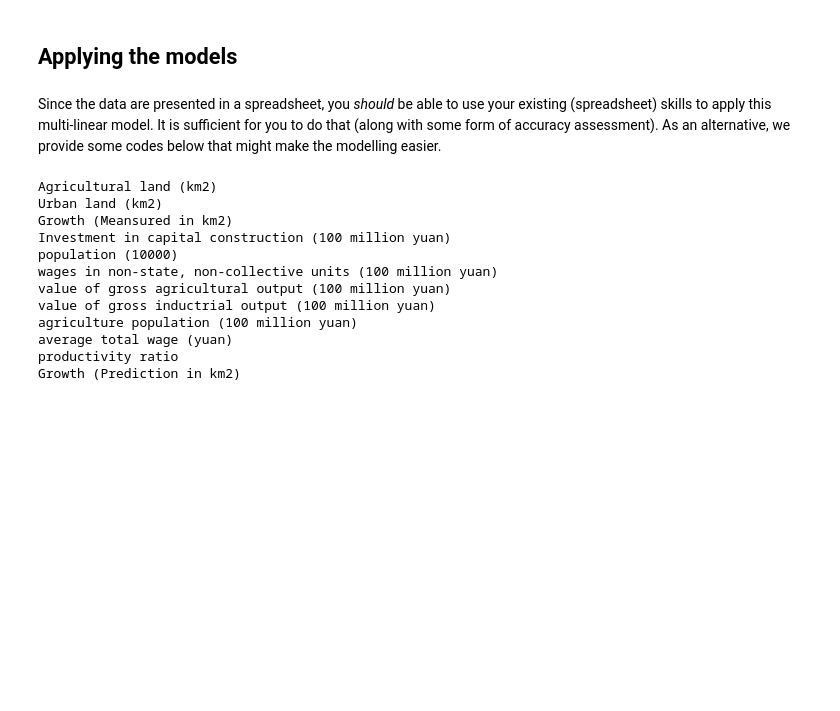
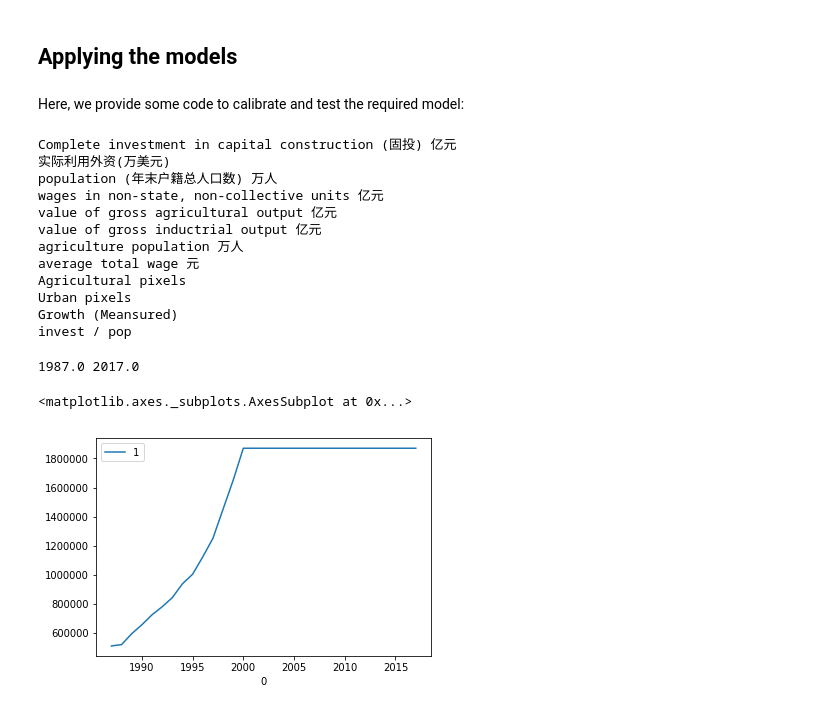
Before and after one commit to profLewis/GEOG0027_Coursework, a Jupyter notebook: docs/2021_UrbanModel.ipynb, the cells around one changed output. Cells and saved outputs as stored; diff of their text form; code cells hidden in the pictures; blank space fills up the shorter version.

```diff
--- a/docs/2021_UrbanModel.ipynb
+++ b/docs/2021_UrbanModel.ipynb
@@ -48,6 +64,6 @@ Note that data in the spreadsheet / files is only for a limited time period (198
 # %% [markdown]
 ##  Applying the models
-# %% [markdown]
-Since the data are presented in a spreadsheet, you *should* be able to use your existing (spreadsheet) skills to apply this multi-linear model. It is sufficient for you to do that (along with some form of accuracy assessment). As an alternative, we provide some codes below that might make the modelling easier.
+# %% [markdown]
+Here, we provide some code to calibrate and test the required model:
 # %%
 # read LUC data  & socio data
@@ -79,7 +95,7 @@ for i,h in enumerate(headings):
 # %%
 # lets see what we have
 for h in headings:
-    print h
+    print (h)
 
 # simplify and load variables
 # shorten to length n-1 because need growth
@@ -91,19 +107,45 @@ agr_output = data[headings[6]][:n-1]
 indust_output = data[headings[7]][:n-1]
 agr_pop = data[headings[8]][:n-1]
 avg_wage = data[headings[9]][:n-1]
+
+#shortened year array
+year = year[:investment.shape[0]]
 # %% [output]
-Agricultural land (km2)
-Urban land (km2)
-Growth (Meansured in km2)
-Investment in capital construction (100 million yuan)
-population (10000)
-wages in non-state, non-collective units (100 million yuan)
-value of gross agricultural output (100 million yuan)
-value of gross inductrial output (100 million yuan)
-agriculture population (100 million yuan)
-average total wage (yuan)
-productivity ratio
-Growth (Prediction in km2)
+Complete investment in capital construction (固投) 亿元
+实际利用外资(万美元)
+population (年末户籍总人口数) 万人
+wages in non-state, non-collective units 亿元
+value of gross agricultural output 亿元
+value of gross inductrial output 亿元
+agriculture population 万人
+average total wage 元
+Agricultural pixels
+Urban pixels
+Growth (Meansured)
+invest / pop
+# %%
+# You can plug your own values or urban land in here
+# rather than modifying the spreadsheet
+
+
+urban_land = data['Urban pixels']
+
+print(year[0],year[-1])
+# type your own urban_land in here to override whats in
+# the spreadsheet: this example has dummy values for > 2000
+urban_land = [511000,520000,595000,
+              656244,725000,780000,842833,938065,1003711,1122459,1250000,1450000,1650000,
+              1870000,1870000,1870000,1870000,1870000,1870000,1870000,1870000,1870000,1870000,
+              1870000,1870000,1870000,1870000,1870000,1870000,1870000,1870000]
+urban_land = np.array(urban_land)
+
+p = pd.DataFrame(np.array([year,urban_land]).T)
+
+p.plot(x=0)
+# %% [output]
+1987.0 2017.0
+<matplotlib.axes._subplots.AxesSubplot at 0x...>
+[figure, added]
 # %%
 %matplotlib inline
 
```
Also changed, not shown: parts of 15 cells of this notebook, 29 other files.
